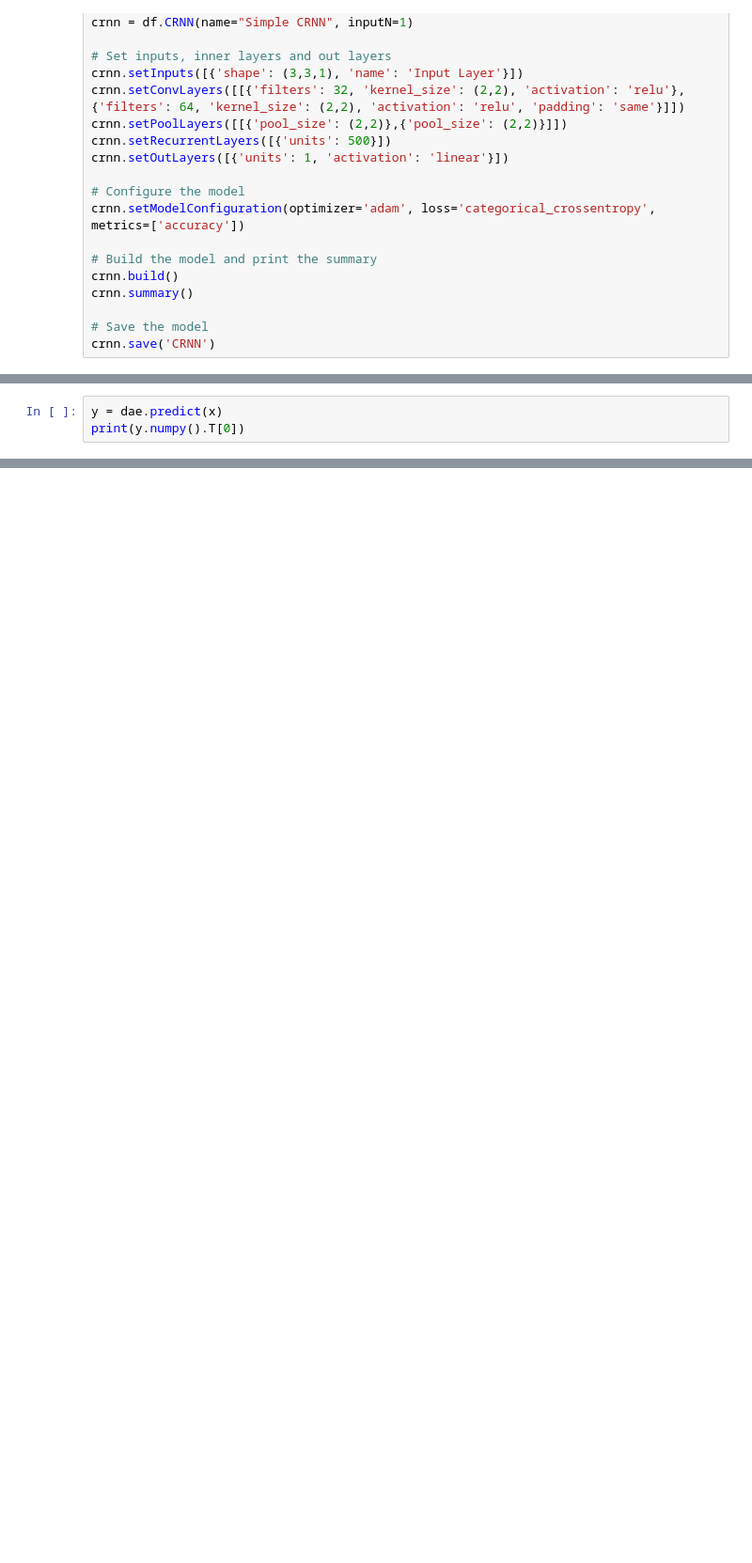
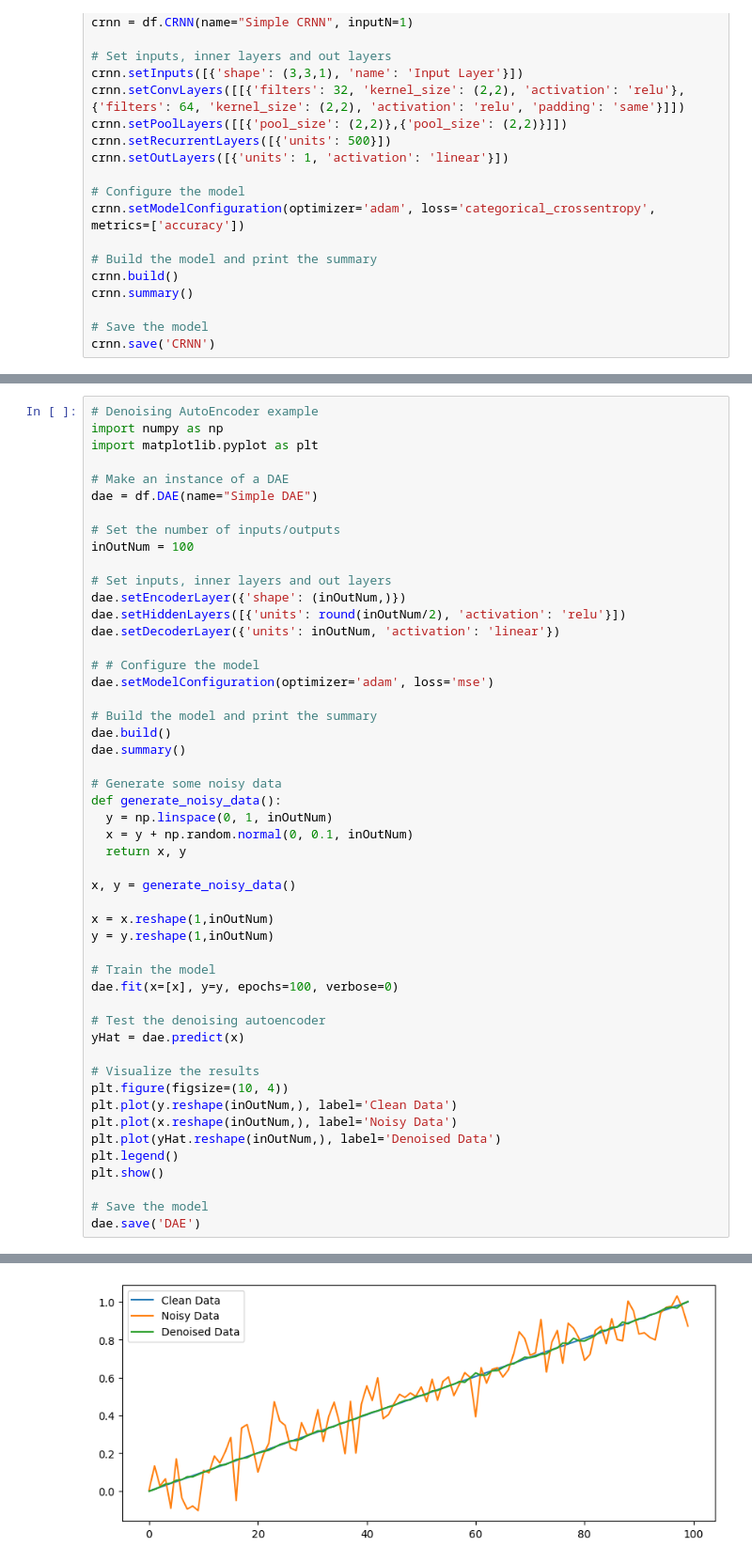
Before and after one commit to fabrizioromanelli/deepforge, a Jupyter notebook: deepforge.ipynb, the cells around one changed output, grey strips where cells are left out. Shown at 94% size. Saved outputs shown, nothing was run; the diff lists cells and outputs as text; blank space fills up the shorter version.

Commit message:
Adding dae model

```diff
--- a/deepforge.ipynb
+++ b/deepforge.ipynb
@@ -292,3 +226,0 @@ Epoch 400/400
-# %%
-y = dae.predict(x)
-print(y.numpy().T[0])
@@ -296,0 +227,51 @@ print(y.numpy().T[0])
+# %%
+# Denoising AutoEncoder example
+import numpy as np
+import matplotlib.pyplot as plt
+
+# Make an instance of a DAE
+dae = df.DAE(name="Simple DAE")
+
+# Set the number of inputs/outputs
+inOutNum = 100
+
+# Set inputs, inner layers and out layers
+dae.setEncoderLayer({'shape': (inOutNum,)})
+dae.setHiddenLayers([{'units': round(inOutNum/2), 'activation': 'relu'}])
+dae.setDecoderLayer({'units': inOutNum, 'activation': 'linear'})
+
+# # Configure the model
+dae.setModelConfiguration(optimizer='adam', loss='mse')
+
+# Build the model and print the summary
+dae.build()
+dae.summary()
+
+# Generate some noisy data
+def generate_noisy_data():
+  y = np.linspace(0, 1, inOutNum)
+  x = y + np.random.normal(0, 0.1, inOutNum)
+  return x, y
+
+x, y = generate_noisy_data()
+
+x = x.reshape(1,inOutNum)
+y = y.reshape(1,inOutNum)
+
+# Train the model
+dae.fit(x=[x], y=y, epochs=100, verbose=0)
+
+# Test the denoising autoencoder
+yHat = dae.predict(x)
+
+# Visualize the results
+plt.figure(figsize=(10, 4))
+plt.plot(y.reshape(inOutNum,), label='Clean Data')
+plt.plot(x.reshape(inOutNum,), label='Noisy Data')
+plt.plot(yHat.reshape(inOutNum,), label='Denoised Data')
+plt.legend()
+plt.show()
+
+# Save the model
+dae.save('DAE')
+# %% [output]
@@ -296,0 +295 @@ print(y.numpy().T[0])
+[figure, added]
```
Also changed, not shown: parts of 4 cells of this notebook, 1 other file.
